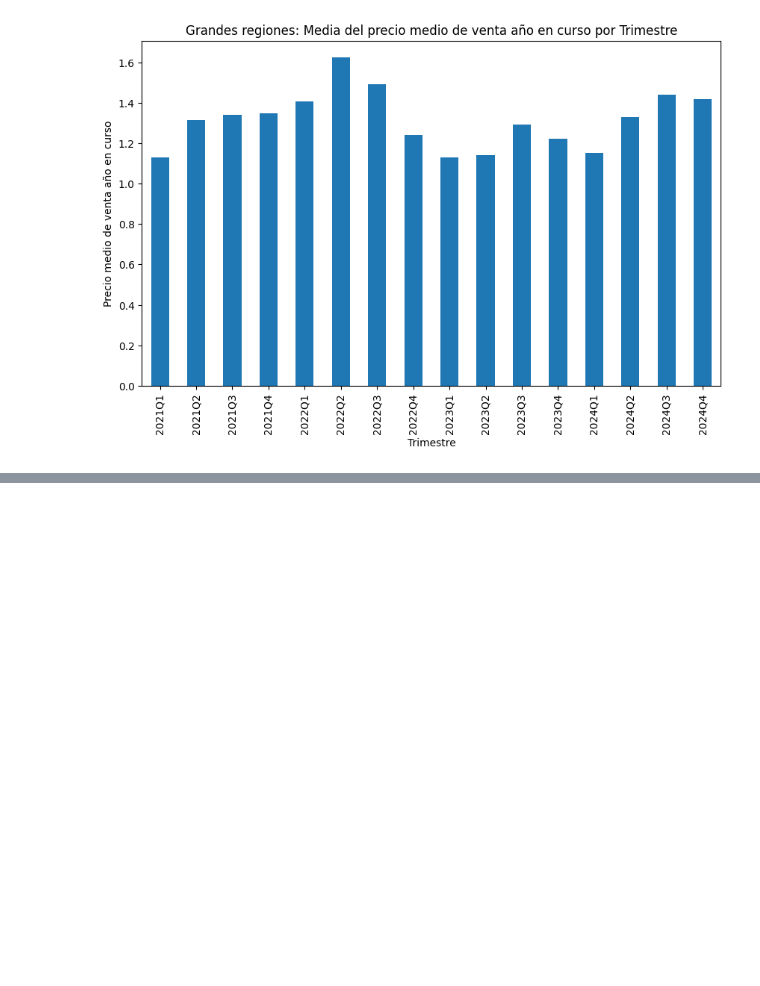
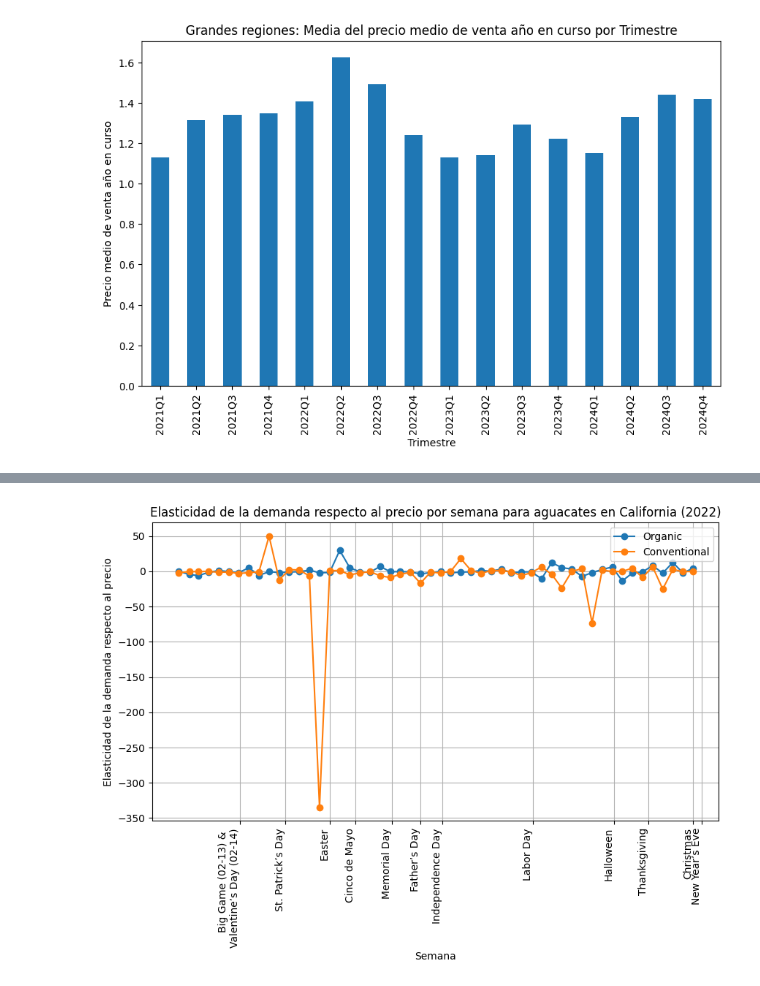
Before and after one commit to arboldeku/Avocado-2.0, a Jupyter notebook: code/exploracion_datos.ipynb, the cells around one changed output, grey strips where cells are left out. Saved outputs shown, nothing was run; the diff lists cells and outputs as text; code cells hidden in the pictures; blank space fills up the shorter version.

```diff
--- a/code/exploracion_datos.ipynb
+++ b/code/exploracion_datos.ipynb
@@ -348,0 +347,24 @@ weekly_mean.head()
+# %%
+weekly_elasticity_california_organic_2022 = weekly_elasticity_california_organic[weekly_elasticity_california_organic['Current Year Week Ending'].dt.year == 2022]
+weekly_elasticity_california_conventional_2022 = weekly_elasticity_california_conventional[weekly_elasticity_california_conventional['Current Year Week Ending'].dt.year == 2022]
+
+highlight_dates_2022 = ['2022-02-14', '2022-03-17', '2022-04-17', '2022-05-05', '2022-05-30', '2022-06-19', '2022-07-04', '2022-09-05', '2022-10-31', '2022-11-24', '2022-12-25', '2022-12-31']
+highlight_labels_2022 = ['Big Game (02-13) & \nValentine’s Day (02-14)', 'St. Patrick’s Day', 'Easter', 'Cinco de Mayo', 'Memorial Day', 'Father’s Day', 'Independence Day', 'Labor Day', 'Halloween', 'Thanksgiving', 'Christmas', 'New Year’s Eve']
+
+plt.figure(figsize=(10, 6))
+ax = weekly_elasticity_california_organic_2022.set_index('Current Year Week Ending')['Elasticity'].plot(kind='line', marker='o', label='Organic')
+weekly_elasticity_california_conventional_2022.set_index('Current Year Week Ending')['Elasticity'].plot(kind='line', marker='o', label='Conventional', ax=ax)
+plt.xlabel('Semana')
+plt.ylabel('Elasticidad de la demanda respecto al precio')
+plt.title('Elasticidad de la demanda respecto al precio por semana para aguacates en California (2022)')
+plt.legend()
+plt.grid(True)
+
+# Set custom x-ticks
+highlight_dates_dt = pd.to_datetime(highlight_dates_2022)
+ax.set_xticks(highlight_dates_dt)
+ax.set_xticklabels(highlight_labels_2022, rotation=90)
+
+plt.show()
+# %% [output]
+[figure, added]
```
Also changed, not shown: parts of 12 cells of this notebook, 3 other files.
